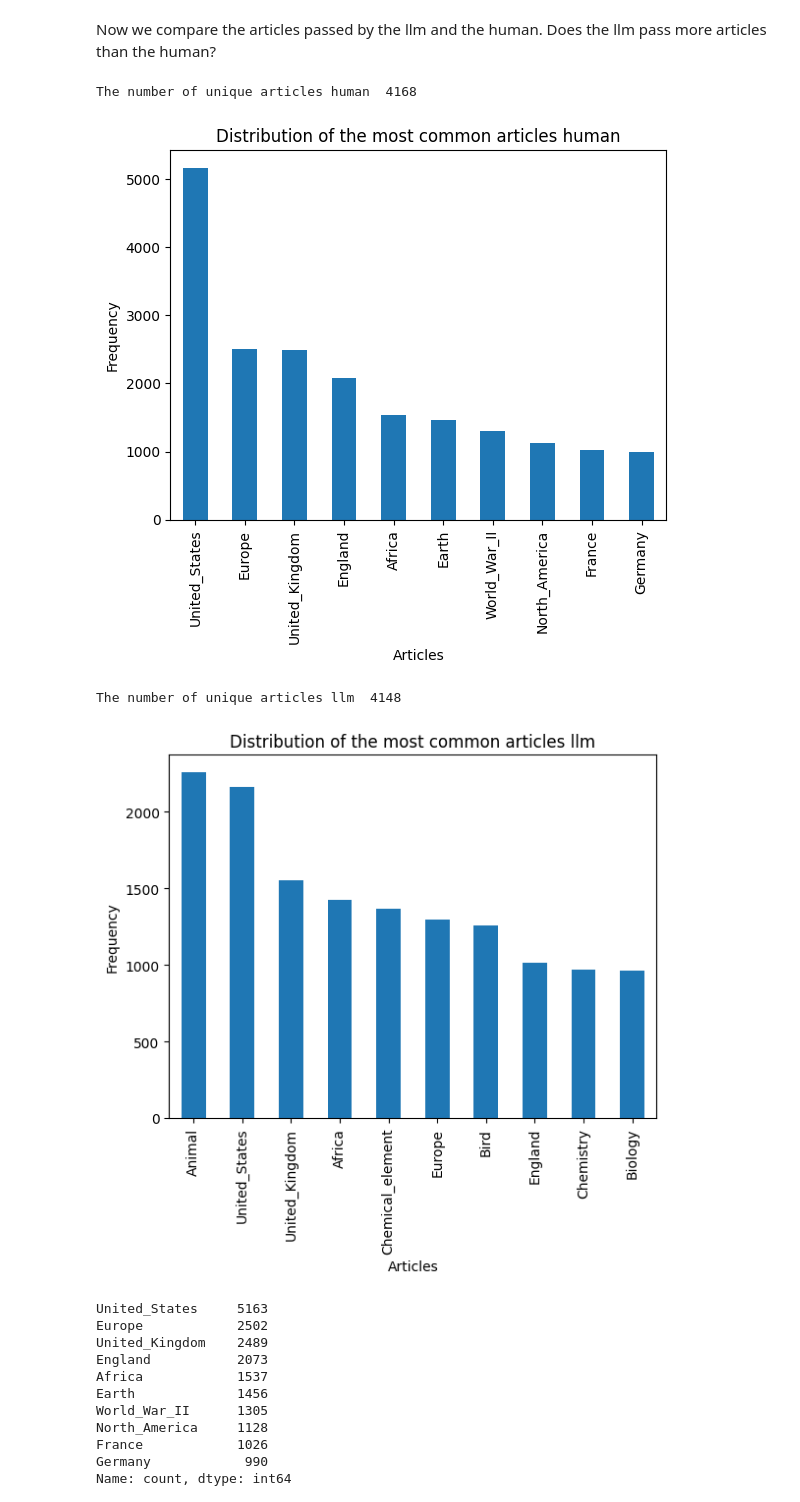
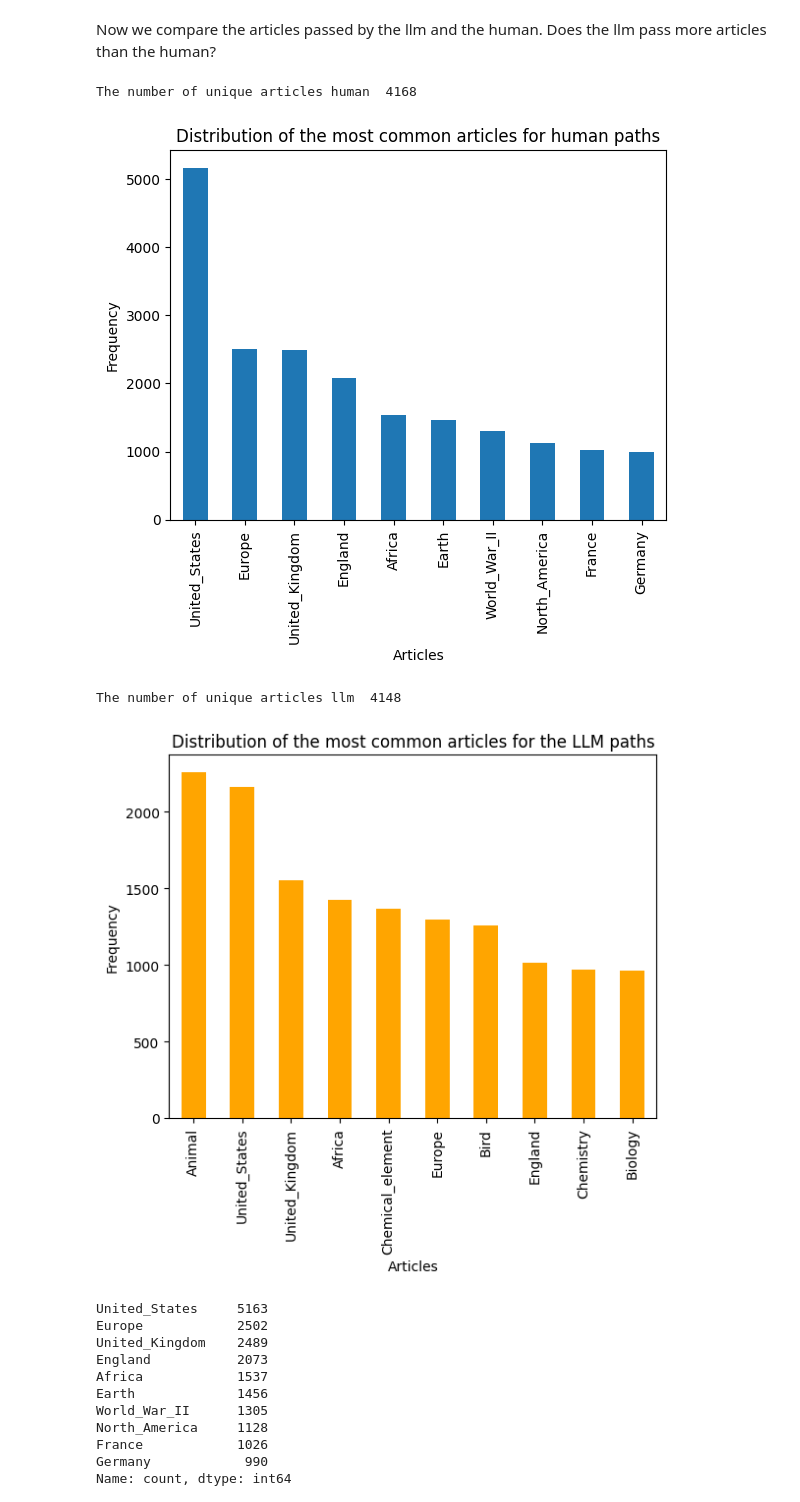
Before and after one commit to epfl-ada/ada-2024-project-adaspeedia, a Jupyter notebook: questions.ipynb, the cells around one changed output. Cells and saved outputs as stored; diff of their text form; code cells hidden in the pictures.

Commit message:
charts + more Q3 story

```diff
--- a/questions.ipynb
+++ b/questions.ipynb
@@ -459,38 +459,38 @@ print("The number of unique articles human ",len(unique_articles_human_series))
 
 # Plot the distribution of the most common articles
 articles_count_h = pd.Series(articles_human)
 articles_count_h = articles_count_h.value_counts()
 articles_count_h = articles_count_h.sort_values(ascending=False)
 articles_count_h = articles_count_h[:10]
 articles_count_h.plot(kind='bar')
-plt.title('Distribution of the most common articles human')
+plt.title('Distribution of the most common articles for human paths')
 plt.xlabel('Articles')
 plt.ylabel('Frequency')
 plt.show()
 
 
 # get the articles that llm goes to
 # plot the distribution of the unique_articles
 unique_articles_series = pd.Series(unique_articles)
 
 # print the number of unique articles llm
 print("The number of unique articles llm ",len(unique_articles_series))
 
 # Plot the distribution of the most common articles
 articles_count = pd.Series(articles)
 articles_count = articles_count.value_counts()
 articles_count = articles_count.sort_values(ascending=False)
 articles_count = articles_count[:10]
-articles_count.plot(kind='bar')
-plt.title('Distribution of the most common articles llm')
+articles_count.plot(kind='bar', color='orange')
+plt.title('Distribution of the most common articles for the LLM paths')
 plt.xlabel('Articles')
 plt.ylabel('Frequency')
 plt.show()
 # %% [output]
 The number of unique articles human  4168
-[figure, old version]
+[figure, new version]
 The number of unique articles llm  4148
-[figure, old version]
+[figure, new version]
 # %%
 # plot a comparison of the 10 most common articles of the llm and the human
 print(articles_count_h)
```
Also changed, not shown: 3 other files.
